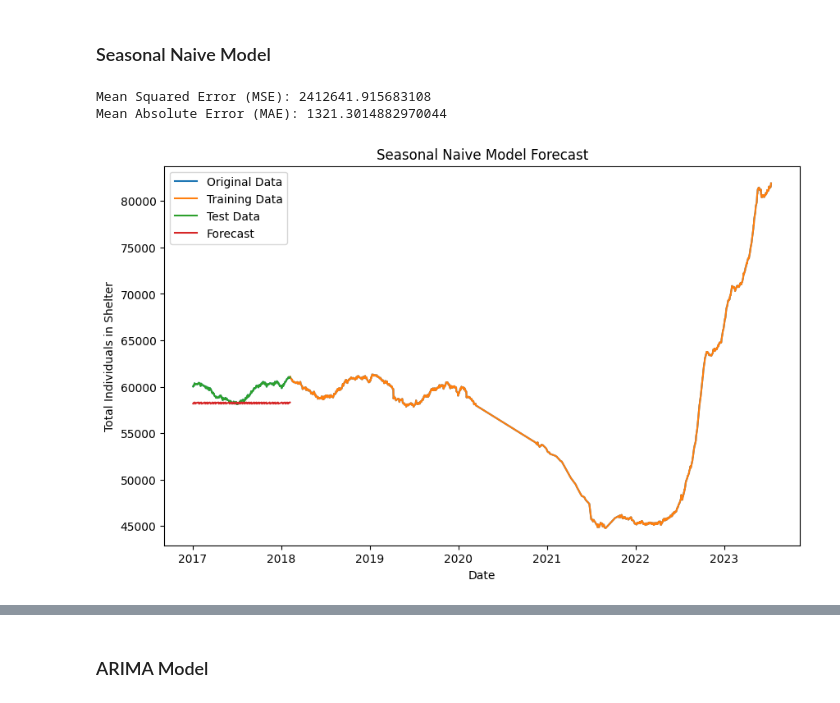
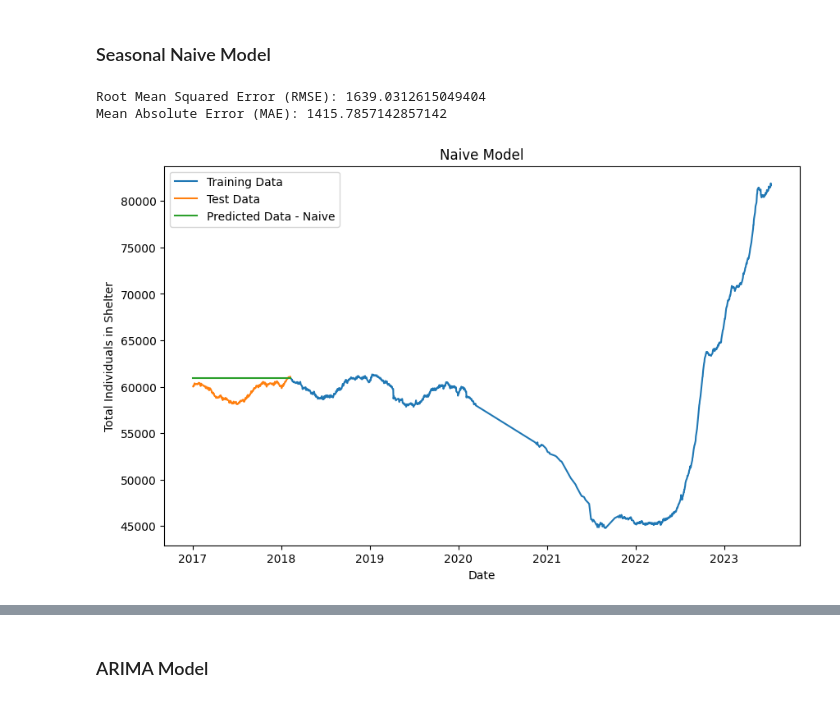
Before and after one commit to Mofeoluwa/ds4a-2023-team-7, a Jupyter notebook: housing/forecasting.ipynb, the cells around one changed output, grey strips where cells are left out. Drawn from its saved outputs; the diff is of its cells as text; code cells hidden in the pictures.

```diff
--- a/housing/forecasting.ipynb
+++ b/housing/forecasting.ipynb
@@ -209,50 +170,29 @@ Mean Absolute Error (MAE): 7299.916162758659
 # %% [markdown]
 ### Seasonal Naive Model
-# %%
-
-# Split the data into training and testing sets (e.g., 80% for training, 20% for testing)
-train_size = int(len(data) * 0.8)
-train_data = data[:train_size]
-test_data = data[train_size:]
-
-# Determine the seasonal period (e.g., 7 for weekly data, 12 for monthly data)
-seasonal_period = 7
-
-# Create an array to store the seasonal averages for each period
-seasonal_averages = np.zeros(seasonal_period)
-
-# Calculate the seasonal averages for each period
-for i in range(seasonal_period):
-    seasonal_averages[i] = train_data[i::seasonal_period].mean()
-
-# Create an array to store the forecasted values
-forecast = np.zeros(len(test_data))
-
-# Perform forecasting using the seasonal averages
-for i in range(len(test_data)):
-    forecast[i] = seasonal_averages[i % seasonal_period]
-
-
-# Calculate MSE and MAE
-mse_snm = mean_squared_error(test_data, forecast)
-mae_snm = mean_absolute_error(test_data, forecast)
-
-print("Mean Squared Error (MSE):", mse_snm)
-print("Mean Absolute Error (MAE):", mae_snm)
-
-
-# Plot the original data, training data, and forecasted values
-plt.figure(figsize=(10, 6))
-plt.plot(data.index, data, label='Original Data')
-plt.plot(train_data.index, train_data, label='Training Data')
-plt.plot(test_data.index, test_data, label='Test Data')
-plt.plot(test_data.index, forecast, label='Forecast')
-plt.xlabel('Date')
-plt.ylabel('Total Individuals in Shelter')
-plt.title('Seasonal Naive Model Forecast')
-plt.legend()
-plt.show()
-# %% [output]
-Mean Squared Error (MSE): 2412641.915683108
-Mean Absolute Error (MAE): 1321.3014882970044
-[figure, removed]
+# %%
+# Create a Naive model
+naive_test_predictions = [train['total_individuals_in_shelter'].values[-1]] * len(test)
+
+# Calculate MAE and RMSE
+naive_mae = mean_absolute_error(test['total_individuals_in_shelter'], naive_test_predictions)
+naive_rmse = np.sqrt(mean_squared_error(test['total_individuals_in_shelter'], naive_test_predictions))
+
+
+print("Root Mean Squared Error (RMSE):", naive_rmse)
+print("Mean Absolute Error (MAE):", naive_mae)
+# %% [output]
+Root Mean Squared Error (RMSE): 1639.0312615049404
+Mean Absolute Error (MAE): 1415.7857142857142
+# %%
+# Plot the actual values and the forecasted values
+plt.figure(figsize=(10, 6))
+plt.plot(train.index, train['total_individuals_in_shelter'], label='Training Data')
+plt.plot(test.index, test['total_individuals_in_shelter'], label='Test Data')
+plt.plot(test.index, naive_test_predictions, label='Predicted Data - Naive')
+plt.legend(loc='best')
+plt.xlabel('Date')
+plt.ylabel('Total Individuals in Shelter')
+plt.title('Naive Model')
+plt.show()
+# %% [output]
+[figure, added]
```
Also changed, not shown: parts of 29 cells of this notebook, 1 other file.
